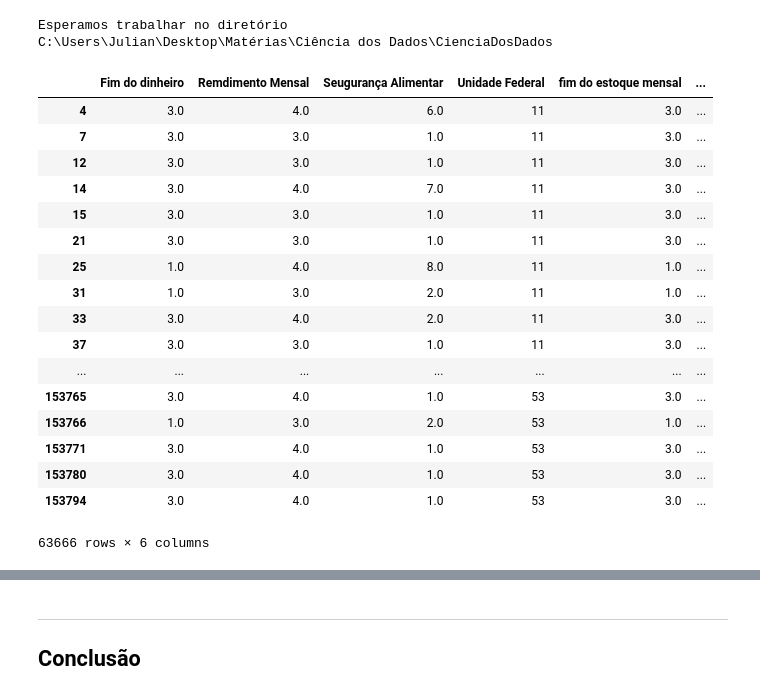
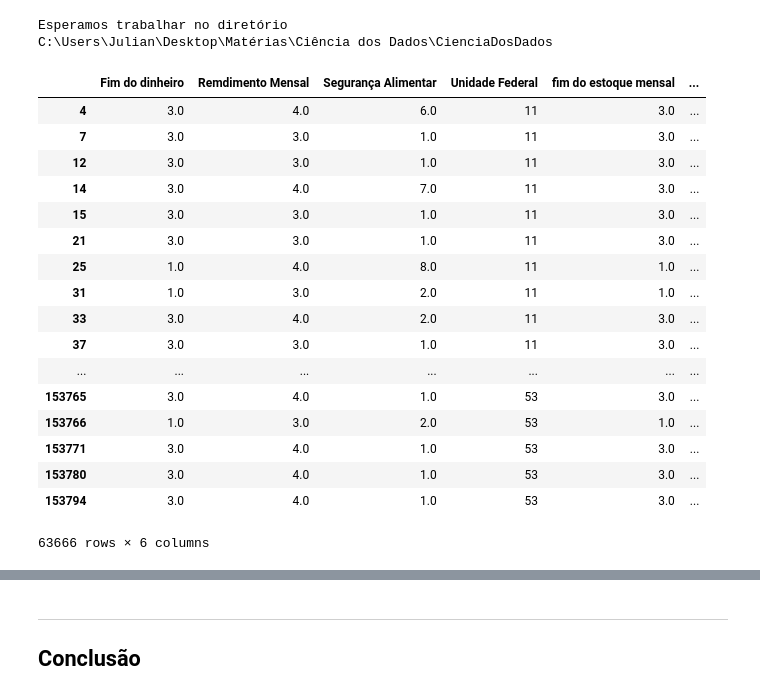
Before and after one commit to Juliano-Nassar/CienciaDosDados, a Jupyter notebook: Projeto1 Layout.ipynb, the cells around one changed output, grey strips where cells are left out. Drawn from its saved outputs; the diff is of its cells as text; code cells hidden in the pictures.

```diff
--- a/Projeto1 Layout.ipynb
+++ b/Projeto1 Layout.ipynb
@@ -38,15 +38,15 @@ dados = pd.read_csv('DOM2009.csv',sep=',')
 # %%
 NewData = pd.DataFrame({'Unidade Federal': dados.UF,
                         'Remdimento Mensal': dados.V4622,
-                        'Seugurança Alimentar': dados.V4623,
+                        'Segurança Alimentar': dados.V4623,
                         'fim do estoque mensal': dados.V2105,
                         'Fim do dinheiro': dados.V2107,
                         'ultimos alimentos': dados.V2109})
 
 NewData = NewData[(NewData['Remdimento Mensal'] == 3) | (NewData['Remdimento Mensal'] == 4)].dropna(axis=0)
 NewData
 # %% [output]
-|  | Fim do dinheiro | Remdimento Mensal | Seugurança Alimentar | Unidade Federal | fim do estoque mensal | ... |
+|  | Fim do dinheiro | Remdimento Mensal | Segurança Alimentar | Unidade Federal | fim do estoque mensal | ... |
 | 4 | 3.0 | 4.0 | 6.0 | 11 | 3.0 | ... |
 | 7 | 3.0 | 3.0 | 1.0 | 11 | 3.0 | ... |
 | 12 | 3.0 | 3.0 | 1.0 | 11 | 3.0 | ... |
```
Also changed, not shown: parts of 14 cells of this notebook, 2 other files.
